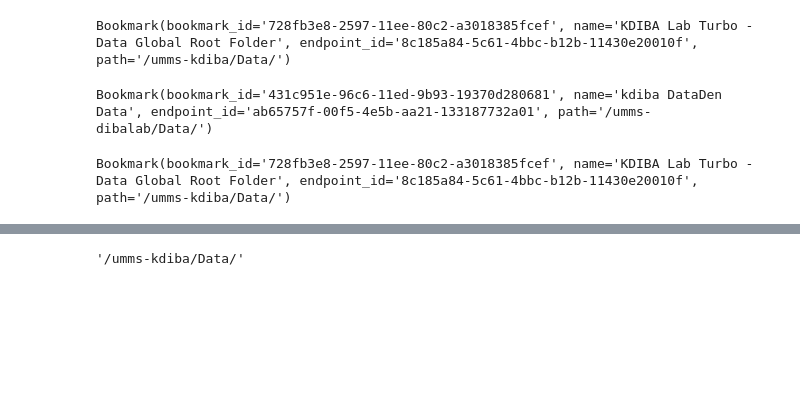
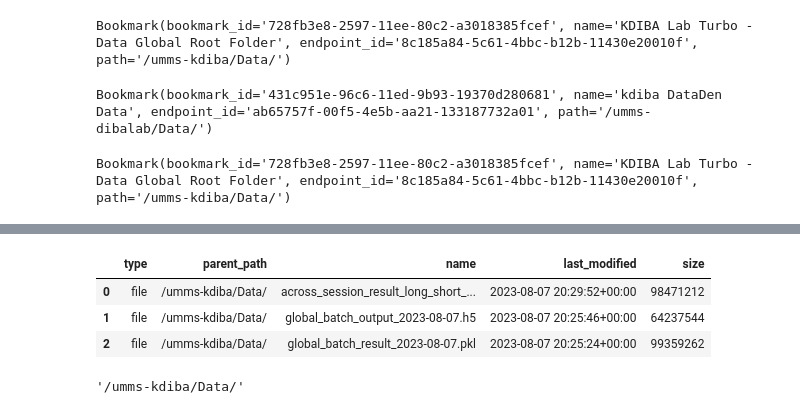
Before and after one commit to CommanderPho/PhoGlobusHelpers, a Jupyter notebook: notebooks/testing_notebook.ipynb, the cells around one changed output, grey strips where cells are left out. Cells and saved outputs as stored; diff of their text form; code cells hidden in the pictures; blank space fills up the shorter version.

```diff
--- a/notebooks/testing_notebook.ipynb
+++ b/notebooks/testing_notebook.ipynb
@@ -145,5 +143,4 @@ recent_file_list.to_dataframe()
 # %%
-recent_file_list = connect_man.list_files_recursively(endpoint=target_bookmark.endpoint_id, path=target_bookmark.path, start_date="2023-08-01", end_date=None)
+recent_file_list = connect_man.list_files(endpoint=target_bookmark.endpoint_id, path=target_bookmark.path, start_date="2023-08-07", end_date=None, should_list_recursively=True)
 recent_file_list
-recent_file_list.to_dataframe()
 # %% [output]
@@ -167,3 +148,11 @@ recent_file_list.to_dataframe()
+# %%
+recent_file_list_df = recent_file_list.to_dataframe()
+recent_file_list_df
+# %% [output]
+|  | type | parent_path | name | last_modified | size |
+| 0 | file | /umms-kdiba/Data/ | across_session_result_long_short_... | 2023-08-07 20:29:52+00:00 | 98471212 |
+| 1 | file | /umms-kdiba/Data/ | global_batch_output_2023-08-07.h5 | 2023-08-07 20:25:46+00:00 | 64237544 |
+| 2 | file | /umms-kdiba/Data/ | global_batch_result_2023-08-07.pkl | 2023-08-07 20:25:24+00:00 | 99359262 |
 # %%
 recent_file_list.path
 # %% [output]
```
Also changed, not shown: parts of 3 cells of this notebook, 1 other file.
